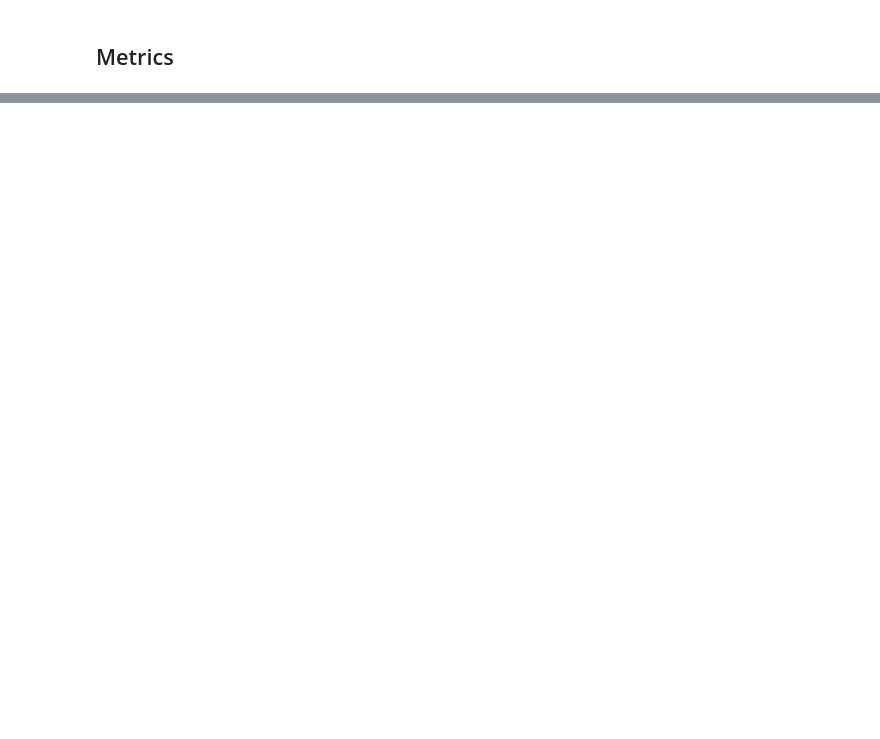
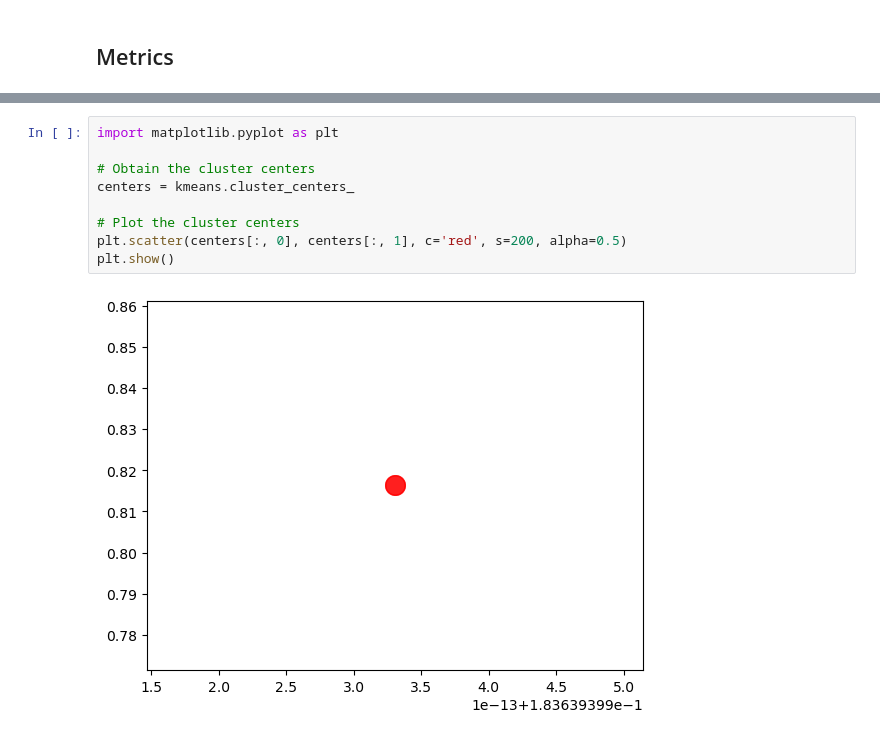
Before and after one commit to ithomasdev/ITCS6100_group6, a Jupyter notebook: BigData Final ProjectGrp6.ipynb, the cells around one changed output, grey strips where cells are left out. Drawn from its saved outputs; the diff is of its cells as text; blank space fills up the shorter version.

```diff
--- a/BigData Final ProjectGrp6.ipynb
+++ b/BigData Final ProjectGrp6.ipynb
@@ -190,0 +212,11 @@ Name: lifting_events, Length: 423006, dtype: float64
+# %%
+import matplotlib.pyplot as plt
+
+# Obtain the cluster centers
+centers = kmeans.cluster_centers_
+
+# Plot the cluster centers
+plt.scatter(centers[:, 0], centers[:, 1], c='red', s=200, alpha=0.5)
+plt.show()
+# %% [output]
+[figure, added]
```
Also changed, not shown: parts of 17 cells of this notebook.
